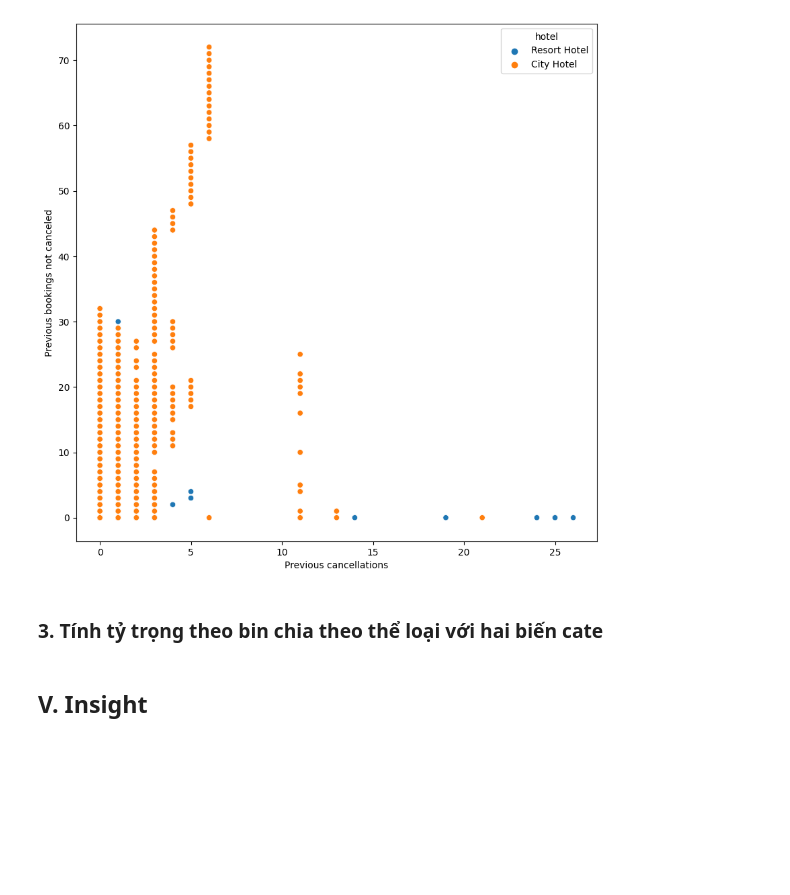
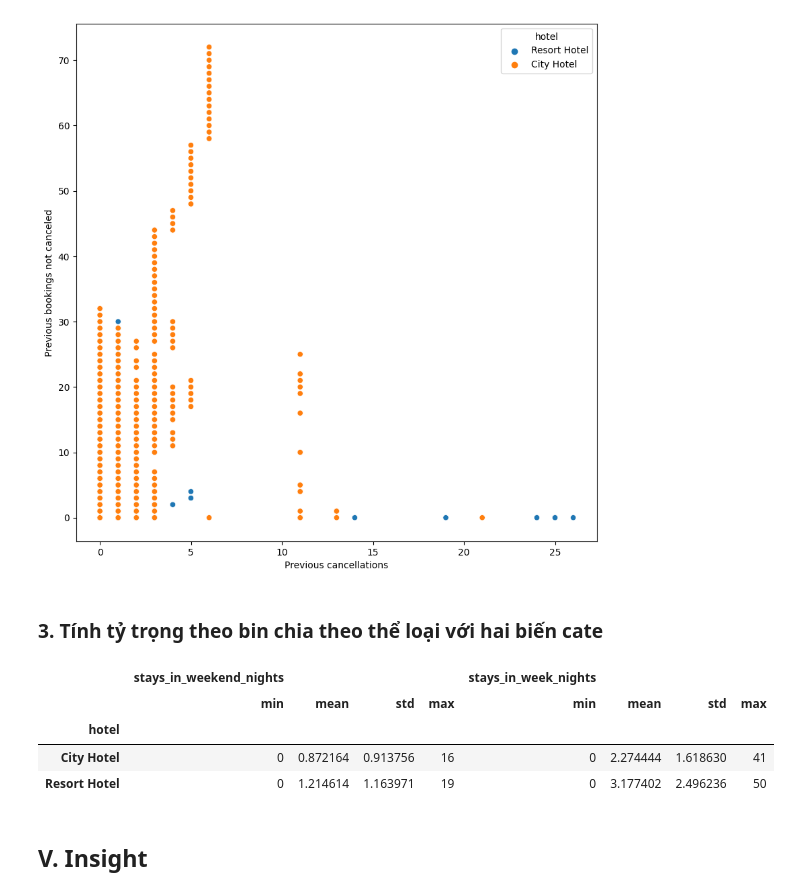
Before and after one commit to faithdanghuy/DataVis-Project, a Jupyter notebook: Source/HotelBooking.ipynb, the cells around one changed output. Cells and saved outputs as stored; diff of their text form; code cells hidden in the pictures; blank space fills up the shorter version.

```diff
--- a/Source/HotelBooking.ipynb
+++ b/Source/HotelBooking.ipynb
@@ -435,6 +449,14 @@ plt.show()
 [figure]
 # %% [markdown]
 ### **3. Tính tỷ trọng theo bin chia theo thể loại với hai biến cate** <a class="anchor" id="c43"></a>
+# %%
+df.groupby(cate_list[0]).agg({num_list[5]: ['min', 'mean', 'std', 'max'], num_list[6]: ['min', 'mean', 'std', 'max']})
+# %% [output]
+|  | stays_in_weekend_nights |  |  |  | stays_in_week_nights |  |  |  |
+|  | min | mean | std | max | min | mean | std | max |
+| hotel |  |  |  |  |  |  |  |  |
+| City Hotel | 0 | 0.872164 | 0.913756 | 16 | 0 | 2.274444 | 1.618630 | 41 |
+| Resort Hotel | 0 | 1.214614 | 1.163971 | 19 | 0 | 3.177402 | 2.496236 | 50 |
 # %% [markdown]
 ## **V. Insight** <a class="anchor" id="c5"></a>
 # %% [markdown]
```
Also changed, not shown: parts of 9 cells of this notebook, 1 other file.
